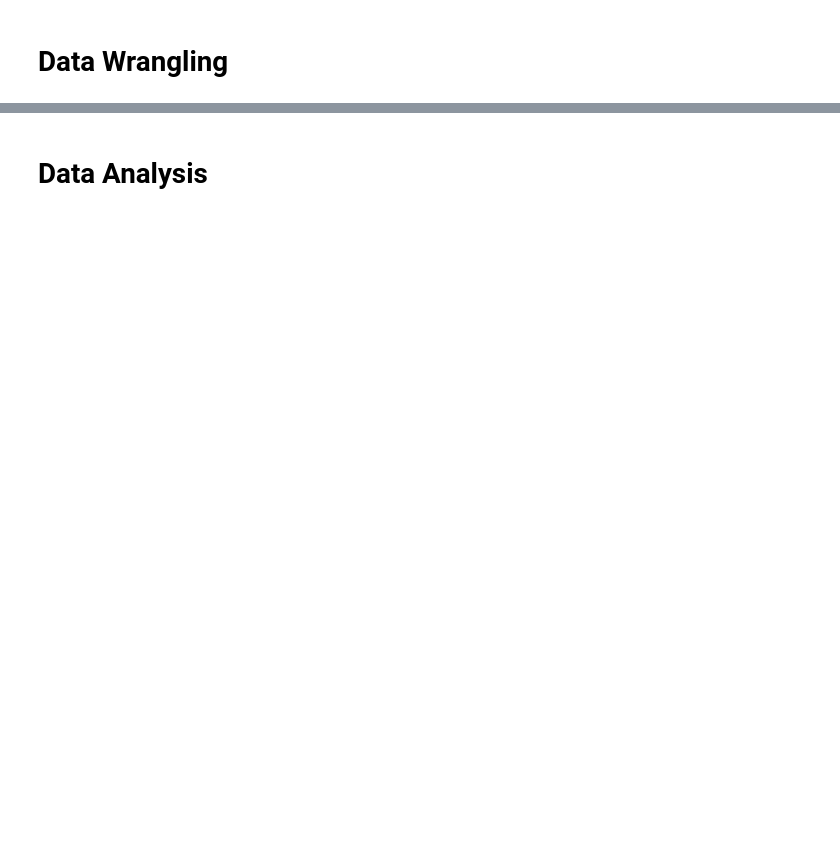
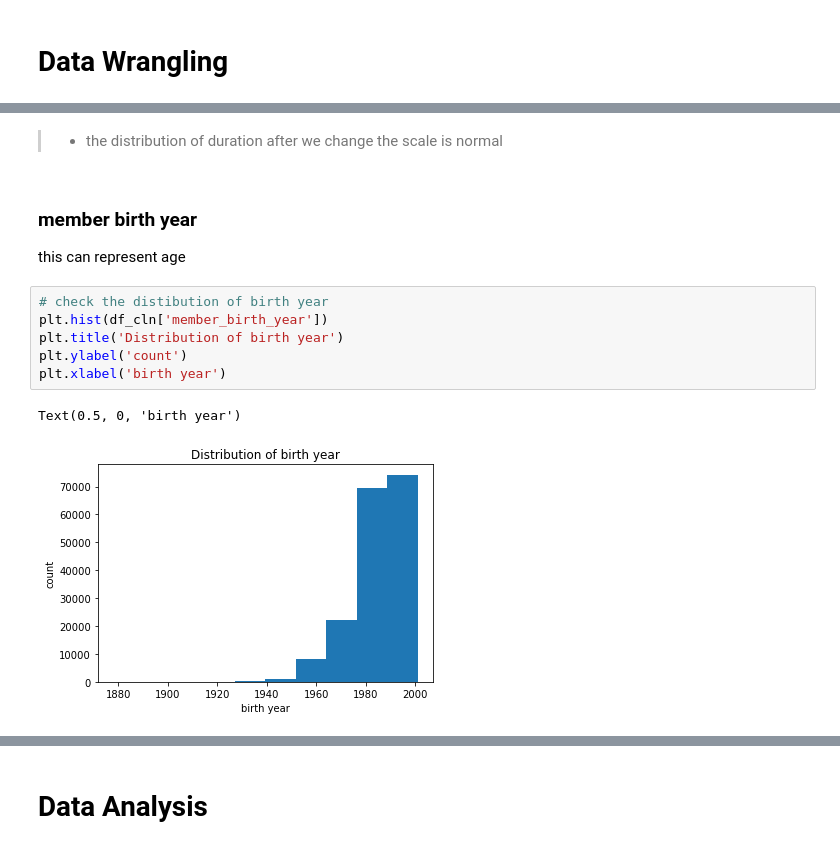
Before and after one commit to primalusiana/flight-delay-analysis, a Jupyter notebook: fordgobike_analysis.ipynb, the cells around one changed output, grey strips where cells are left out. Saved outputs shown, nothing was run; the diff lists cells and outputs as text; blank space fills up the shorter version.

```diff
--- a/fordgobike_analysis.ipynb
+++ b/fordgobike_analysis.ipynb
@@ -98,0 +197,14 @@ None
+# %% [markdown]
+> - the distribution of duration after we change the scale is normal
+# %% [markdown]
+### member birth year
+this can represent age
+# %%
+# check the distibution of birth year
+plt.hist(df_cln['member_birth_year'])
+plt.title('Distribution of birth year')
+plt.ylabel('count')
+plt.xlabel('birth year')
+# %% [output]
+Text(0.5, 0, 'birth year')
+[figure, added]
```
Also changed, not shown: parts of 73 cells of this notebook, 3 other files.
